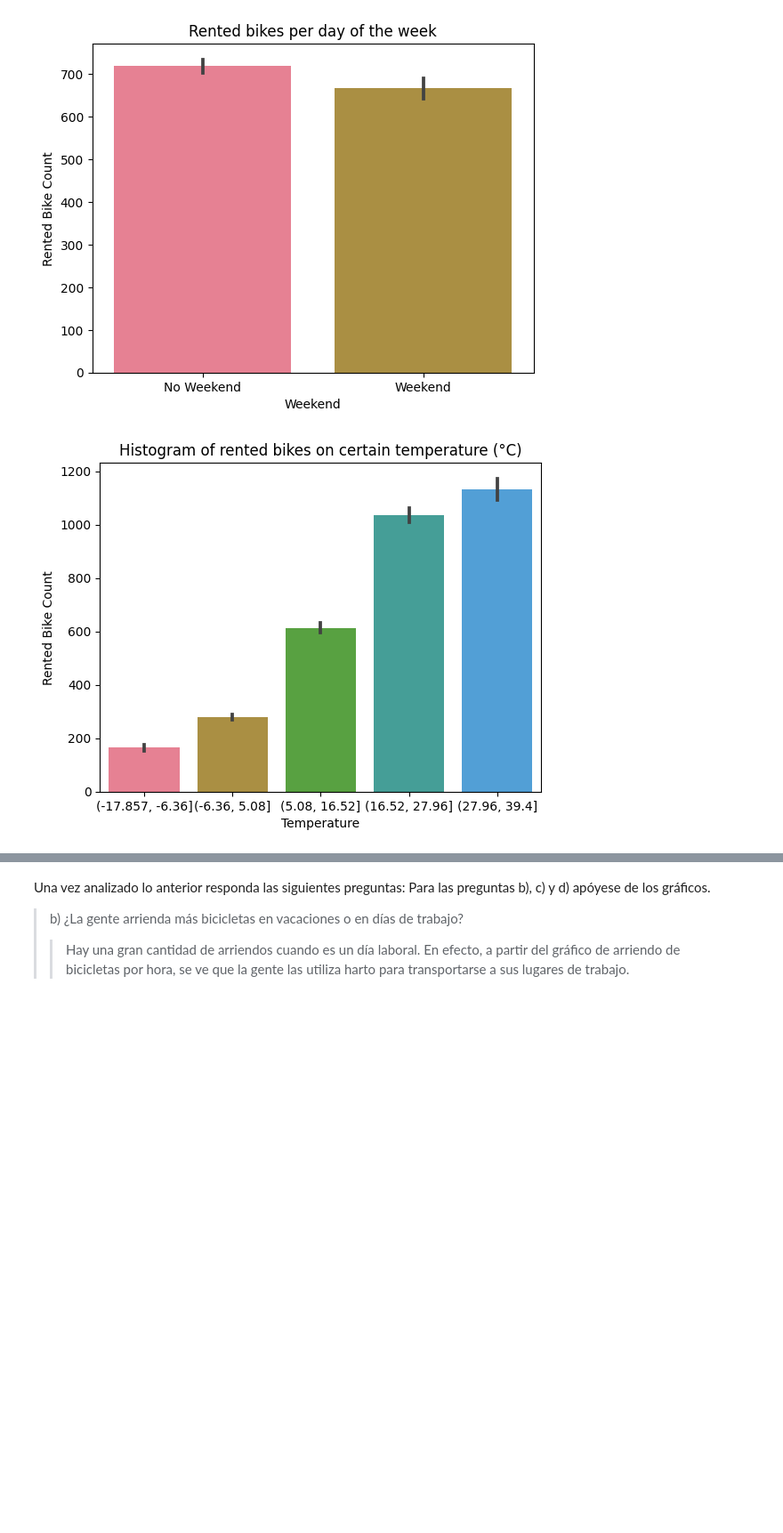
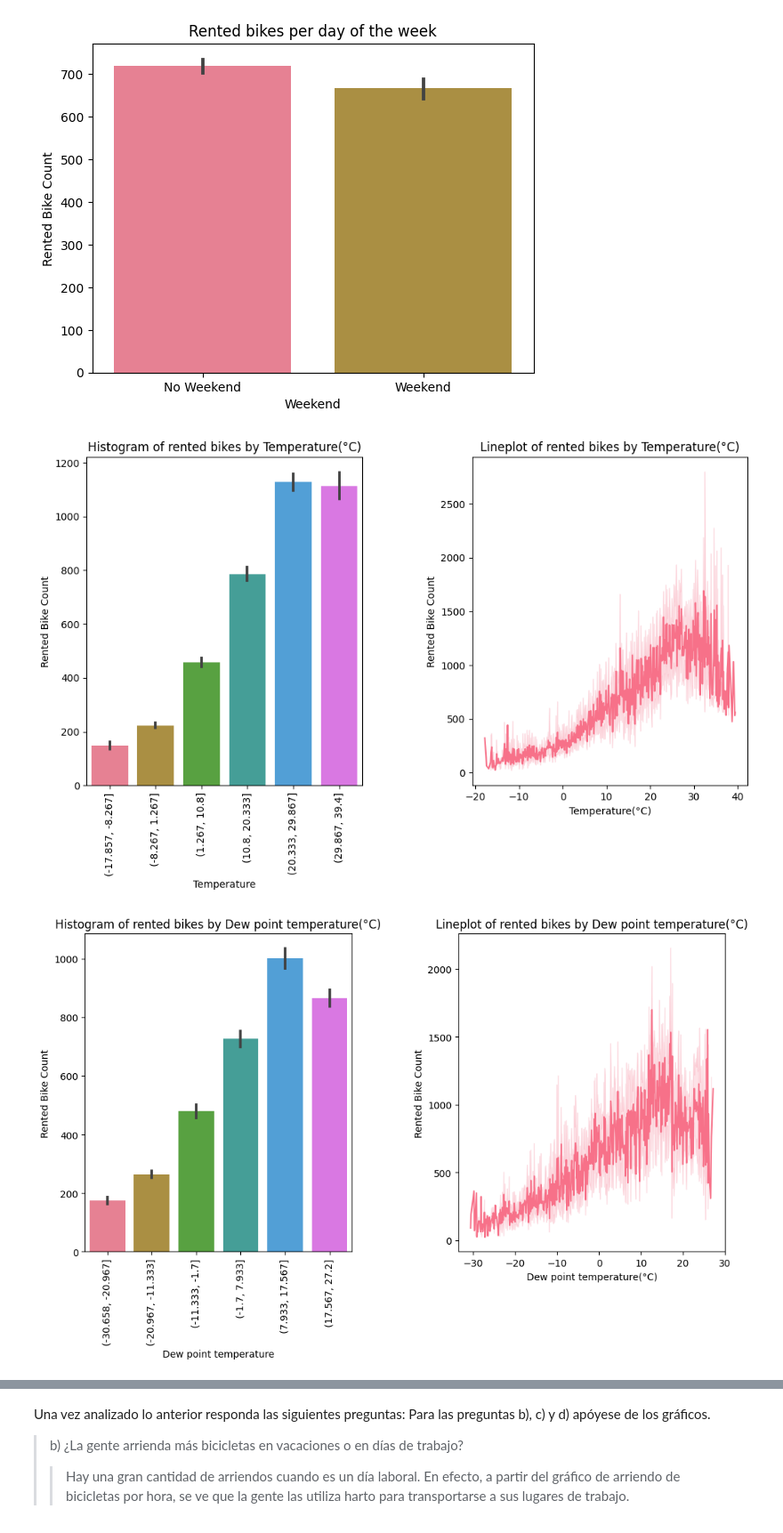
Before and after one commit to javinoram/tareas_aprendizaje_maquina, a Jupyter notebook: tarea-1/Enunciado_tarea_1_Lista.ipynb, the cells around one changed output, grey strips where cells are left out. Shown at 89% size. Drawn from its saved outputs; the diff is of its cells as text; code cells hidden in the pictures; blank space fills up the shorter version.

```diff
--- a/tarea-1/Enunciado_tarea_1_Lista.ipynb
+++ b/tarea-1/Enunciado_tarea_1_Lista.ipynb
@@ -242,11 +241,36 @@ plt.title('Rented bikes per day of the week')
 plt.show()
 # %% [output]
 [figure]
-# %%
-df = data.copy()
-df['Temperature'] = pd.cut(data['Temperature(°C)'], 5)
-ax = sns.barplot(data=df, x='Temperature', y='Rented Bike Count')
-plt.title('Histogram of rented bikes on certain temperature (°C)')
-plt.show()
-# %% [output]
-[figure, removed]
+# %%
+columns = [('Temperature(°C)','Temperature'),
+           ('Dew point temperature(°C)', 'Dew point temperature'),
+           ('Humidity(%)','Humidity'),
+           ('Wind speed (m/s)', 'Wind speed'),
+           ('Solar Radiation (MJ/m2)', 'Solar Radiation'),
+           ('Rainfall(mm)', 'Rainfall'),
+           ('Snowfall (cm)', 'Snowfall')]
+
+df = data.copy()
+for original_name, new_name in columns:
+  df[new_name] = pd.cut(data[original_name], 6)
+
+  # Crea la figura y los subplots
+  fig, (ax1, ax2) = plt.subplots(1, 2, figsize=(12, 6))
+
+  # Gráfico de barras en el primer subplot
+  sns.barplot(data=df, x=new_name, y='Rented Bike Count', ax = ax1)
+  ax1.set_title(f'Histogram of rented bikes by {original_name}')
+  ax1.set_xticklabels(ax1.get_xticklabels(), rotation=90)
+
+  # Gráfico de línea en el segundo subplot
+  sns.lineplot(data=df, x=original_name, y='Rented Bike Count', ax = ax2)
+  ax2.set_title(f'Lineplot of rented bikes by {original_name}')
+
+  # Ajusta el espacio entre los subplots
+  plt.subplots_adjust(wspace=0.4)
+
+  # Muestra el gráfico
+  plt.show()
+# %% [output]
+[figure, added]
+[figure, added]
```
Also changed, not shown: parts of 32 cells of this notebook.
